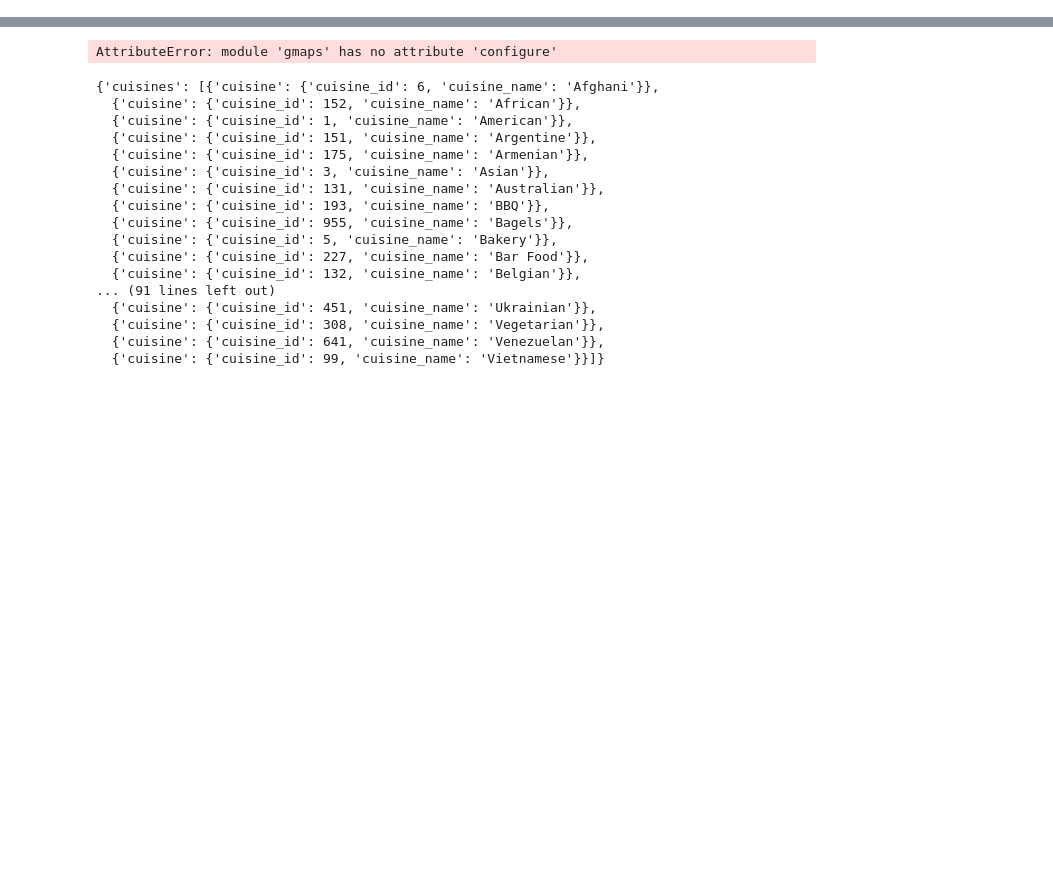
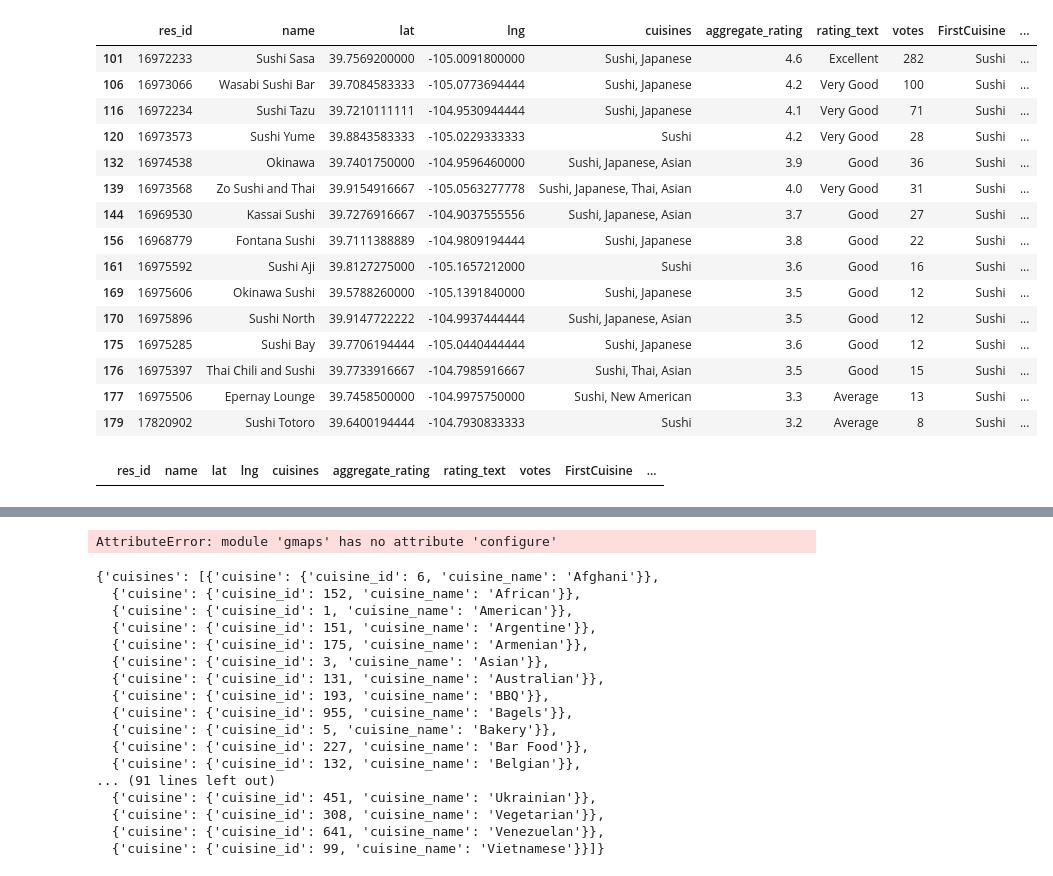
Before and after one commit to damianmc88/Spotify_Project_1, a Jupyter notebook: Zomato_clean.ipynb, the cells around one changed output, grey strips where cells are left out. Cells and saved outputs as stored; diff of their text form; code cells hidden in the pictures; blank space fills up the shorter version.

```diff
--- a/Zomato_clean.ipynb
+++ b/Zomato_clean.ipynb
@@ -106,0 +104,25 @@ full_df.head()
+# %%
+American_df = full_df.loc[df['FirstCuisine'] == 'Sushi']
+American_df
+# %% [output]
+|  | res_id | name | lat | lng | cuisines | aggregate_rating | rating_text | votes | FirstCuisine | ... |
+| 101 | 16972233 | Sushi Sasa | 39.7569200000 | -105.0091800000 | Sushi, Japanese | 4.6 | Excellent | 282 | Sushi | ... |
+| 106 | 16973066 | Wasabi Sushi Bar | 39.7084583333 | -105.0773694444 | Sushi, Japanese | 4.2 | Very Good | 100 | Sushi | ... |
+| 116 | 16972234 | Sushi Tazu | 39.7210111111 | -104.9530944444 | Sushi, Japanese | 4.1 | Very Good | 71 | Sushi | ... |
+| 120 | 16973573 | Sushi Yume | 39.8843583333 | -105.0229333333 | Sushi | 4.2 | Very Good | 28 | Sushi | ... |
+| 132 | 16974538 | Okinawa | 39.7401750000 | -104.9596460000 | Sushi, Japanese, Asian | 3.9 | Good | 36 | Sushi | ... |
+| 139 | 16973568 | Zo Sushi and Thai | 39.9154916667 | -105.0563277778 | Sushi, Japanese, Thai, Asian | 4.0 | Very Good | 31 | Sushi | ... |
+| 144 | 16969530 | Kassai Sushi | 39.7276916667 | -104.9037555556 | Sushi, Japanese, Asian | 3.7 | Good | 27 | Sushi | ... |
+| 156 | 16968779 | Fontana Sushi | 39.7111388889 | -104.9809194444 | Sushi, Japanese | 3.8 | Good | 22 | Sushi | ... |
+| 161 | 16975592 | Sushi Aji | 39.8127275000 | -105.1657212000 | Sushi | 3.6 | Good | 16 | Sushi | ... |
+| 169 | 16975606 | Okinawa Sushi | 39.5788260000 | -105.1391840000 | Sushi, Japanese | 3.5 | Good | 12 | Sushi | ... |
+| 170 | 16975896 | Sushi North | 39.9147722222 | -104.9937444444 | Sushi, Japanese, Asian | 3.5 | Good | 12 | Sushi | ... |
+| 175 | 16975285 | Sushi Bay | 39.7706194444 | -105.0440444444 | Sushi, Japanese | 3.6 | Good | 12 | Sushi | ... |
+| 176 | 16975397 | Thai Chili and Sushi | 39.7733916667 | -104.7985916667 | Sushi, Thai, Asian | 3.5 | Good | 15 | Sushi | ... |
+| 177 | 16975506 | Epernay Lounge | 39.7458500000 | -104.9975750000 | Sushi, New American | 3.3 | Average | 13 | Sushi | ... |
+| 179 | 17820902 | Sushi Totoro | 39.6400194444 | -104.7930833333 | Sushi | 3.2 | Average | 8 | Sushi | ... |
+# %%
+asdf_df3 = full_df[(full_df['FirstCuisine'] == 'Sushi') & (full_df['SecondCuisine']=='Japanese')]
+asdf_df3
+# %% [output]
+|  | res_id | name | lat | lng | cuisines | aggregate_rating | rating_text | votes | FirstCuisine | ... |
```
Also changed, not shown: parts of 10 cells of this notebook.
